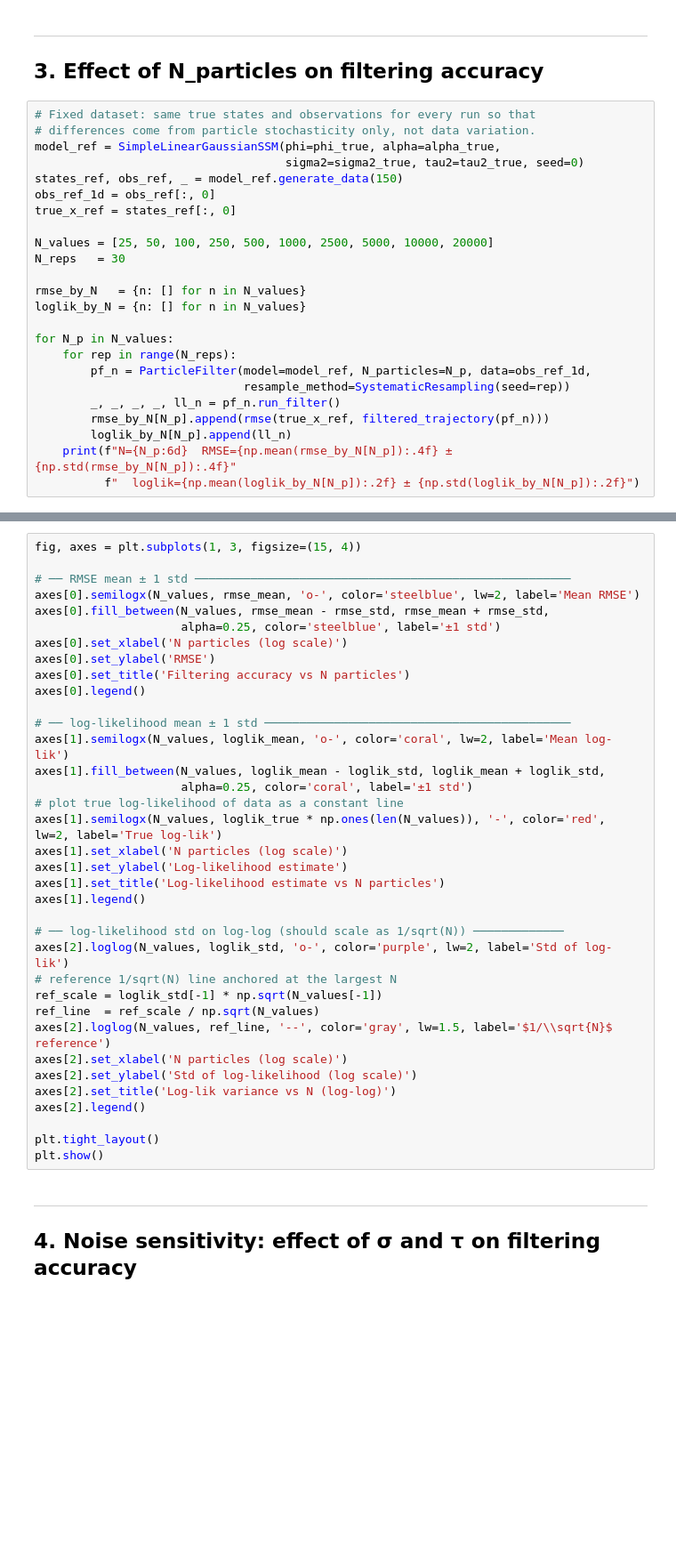
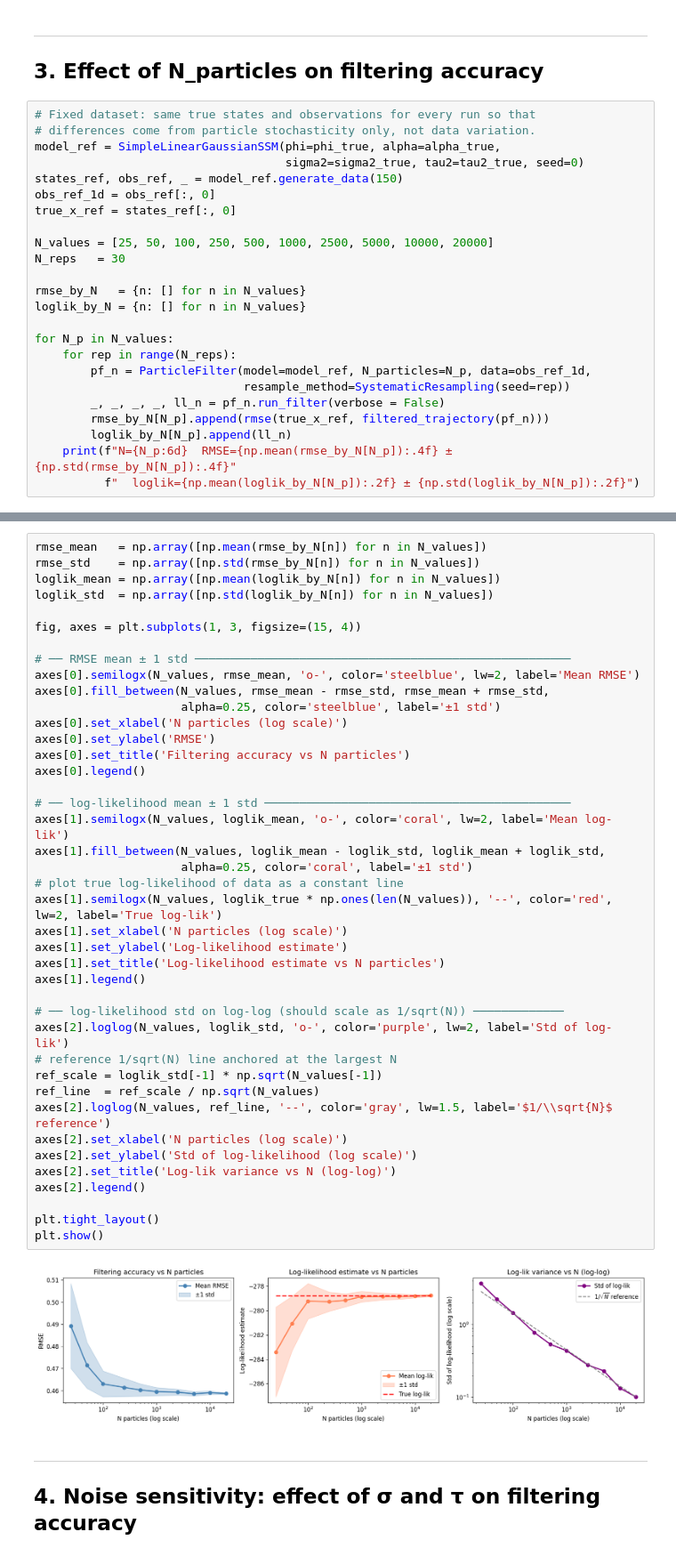
Before and after one commit to rickyli02/particle_filter_project_submission, a Jupyter notebook: notebooks/testing_estimation.ipynb, the cells around one changed output, grey strips where cells are left out. Shown at 89% size. Cells and saved outputs as stored; diff of their text form; blank space fills up the shorter version.

```diff
--- a/notebooks/testing_estimation.ipynb
+++ b/notebooks/testing_estimation.ipynb
@@ -171,7 +156,7 @@ for N_p in N_values:
     for rep in range(N_reps):
         pf_n = ParticleFilter(model=model_ref, N_particles=N_p, data=obs_ref_1d,
                               resample_method=SystematicResampling(seed=rep))
-        _, _, _, _, ll_n = pf_n.run_filter()
+        _, _, _, _, ll_n = pf_n.run_filter(verbose = False)
         rmse_by_N[N_p].append(rmse(true_x_ref, filtered_trajectory(pf_n)))
         loglik_by_N[N_p].append(ll_n)
     print(f"N={N_p:6d}  RMSE={np.mean(rmse_by_N[N_p]):.4f} ± {np.std(rmse_by_N[N_p]):.4f}"
@@ -183,4 +181,9 @@ print(f"True log-likelihood: {loglik_true:.2f}")
 # %%
+rmse_mean   = np.array([np.mean(rmse_by_N[n]) for n in N_values])
+rmse_std    = np.array([np.std(rmse_by_N[n]) for n in N_values])
+loglik_mean = np.array([np.mean(loglik_by_N[n]) for n in N_values])
+loglik_std  = np.array([np.std(loglik_by_N[n]) for n in N_values])
+
 fig, axes = plt.subplots(1, 3, figsize=(15, 4))
 
 # ── RMSE mean ± 1 std ──────────────────────────────────────────────────────
@@ -188,34 +191,36 @@ axes[0].semilogx(N_values, rmse_mean, 'o-', color='steelblue', lw=2, label='Mean
 axes[0].fill_between(N_values, rmse_mean - rmse_std, rmse_mean + rmse_std,
                      alpha=0.25, color='steelblue', label='±1 std')
 axes[0].set_xlabel('N particles (log scale)')
 axes[0].set_ylabel('RMSE')
 axes[0].set_title('Filtering accuracy vs N particles')
 axes[0].legend()
 
 # ── log-likelihood mean ± 1 std ────────────────────────────────────────────
 axes[1].semilogx(N_values, loglik_mean, 'o-', color='coral', lw=2, label='Mean log-lik')
 axes[1].fill_between(N_values, loglik_mean - loglik_std, loglik_mean + loglik_std,
                      alpha=0.25, color='coral', label='±1 std')
 # plot true log-likelihood of data as a constant line
-axes[1].semilogx(N_values, loglik_true * np.ones(len(N_values)), '-', color='red', lw=2, label='True log-lik')
+axes[1].semilogx(N_values, loglik_true * np.ones(len(N_values)), '--', color='red', lw=2, label='True log-lik')
 axes[1].set_xlabel('N particles (log scale)')
 axes[1].set_ylabel('Log-likelihood estimate')
 axes[1].set_title('Log-likelihood estimate vs N particles')
 axes[1].legend()
 
 # ── log-likelihood std on log-log (should scale as 1/sqrt(N)) ─────────────
 axes[2].loglog(N_values, loglik_std, 'o-', color='purple', lw=2, label='Std of log-lik')
 # reference 1/sqrt(N) line anchored at the largest N
 ref_scale = loglik_std[-1] * np.sqrt(N_values[-1])
 ref_line  = ref_scale / np.sqrt(N_values)
 axes[2].loglog(N_values, ref_line, '--', color='gray', lw=1.5, label='$1/\\sqrt{N}$ reference')
 axes[2].set_xlabel('N particles (log scale)')
 axes[2].set_ylabel('Std of log-likelihood (log scale)')
 axes[2].set_title('Log-lik variance vs N (log-log)')
 axes[2].legend()
 
 plt.tight_layout()
 plt.show()
+# %% [output]
+[figure, added]
 # %% [markdown]
 ---
 ## 4. Noise sensitivity: effect of σ and τ on filtering accuracy
```
Also changed, not shown: parts of 13 cells of this notebook, 4 other files.
